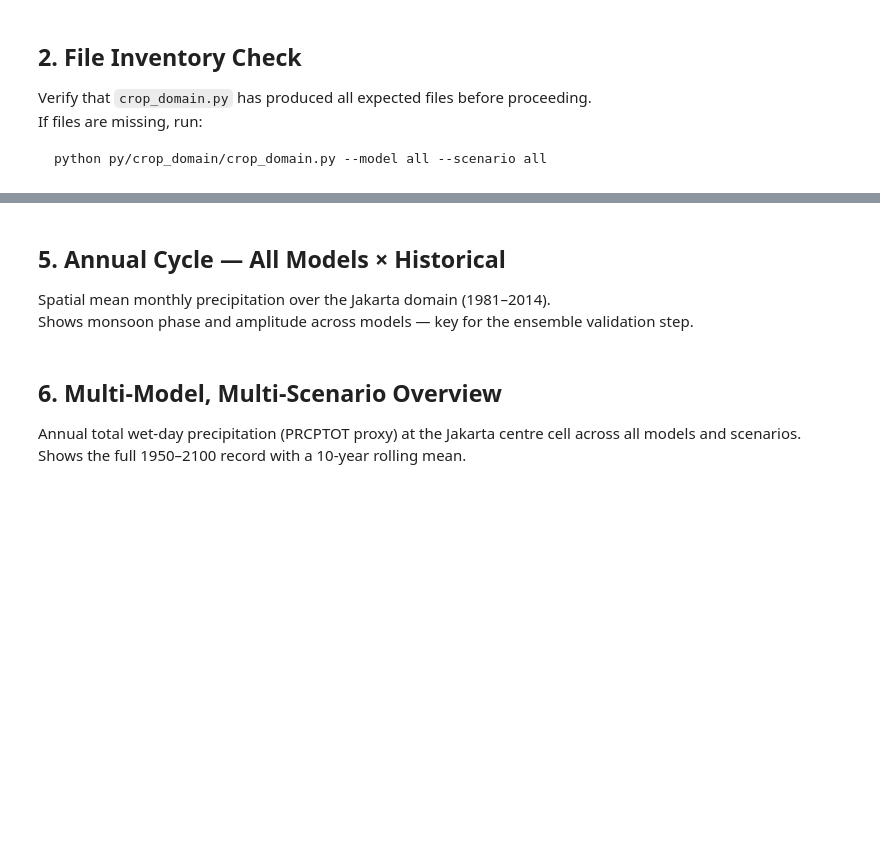
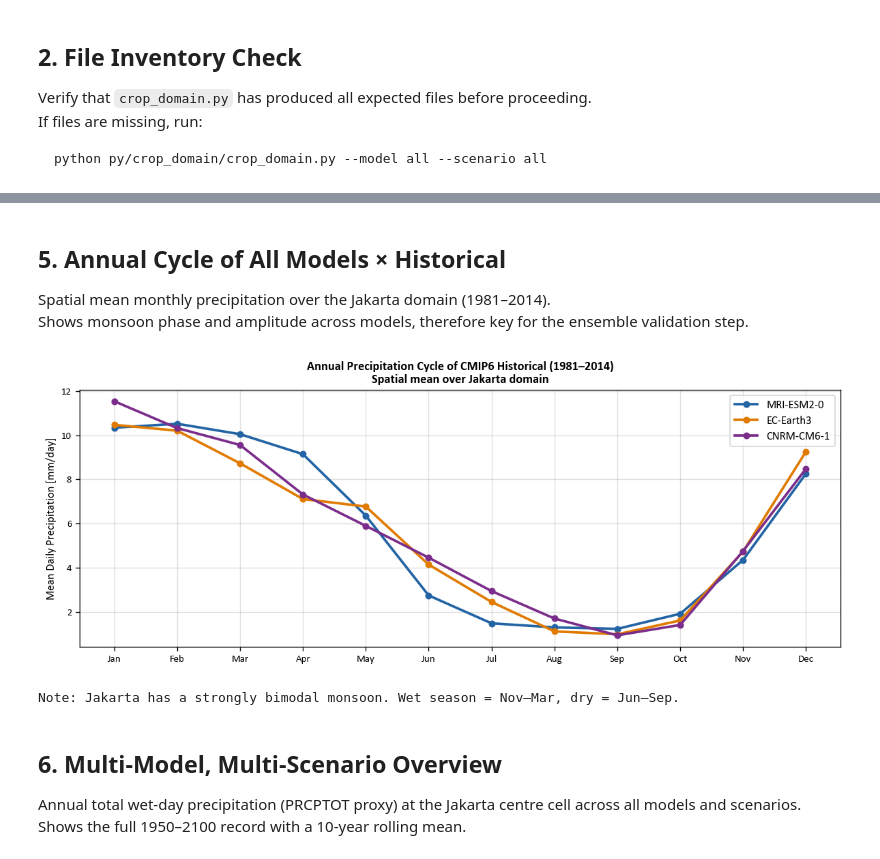
Before and after one commit to revianar/rainfall-erosivity-projection, a Jupyter notebook: py/notebooks/01_data_exploration.ipynb, the cells around one changed output, grey strips where cells are left out. Saved outputs shown, nothing was run; the diff lists cells and outputs as text; code cells hidden in the pictures; blank space fills up the shorter version.

```diff
--- a/py/notebooks/01_data_exploration.ipynb
+++ b/py/notebooks/01_data_exploration.ipynb
@@ -375,44 +434,45 @@ for model in MODELS:
 # %% [markdown]
-## 5. Annual Cycle — All Models × Historical
+## 5. Annual Cycle of All Models × Historical
 
 Spatial mean monthly precipitation over the Jakarta domain (1981–2014).
-Shows monsoon phase and amplitude across models — key for the ensemble validation step.
+Shows monsoon phase and amplitude across models, therefore key for the ensemble validation step.
 # %%
 fig, ax = plt.subplots(figsize=(10, 4))
 
 for model, cfg in MODELS.items():
     pr, _ = load_pr(model, 'historical')
-    if pr is None:
-        print(f'  ⚠ Skipping {model} — file not found')
-        continue
 
     # Slice to 1981–2014
     yrs  = get_years(pr)
     mask = (yrs >= 1981) & (yrs <= 2014)
     pr_cal = pr.isel(time=np.where(mask)[0])
 
     # Spatial mean, then monthly climatology
     pr_spatial = pr_cal.mean(dim=['lat', 'lon'])
     months     = get_months(pr_spatial)
     monthly    = [
         float(pr_spatial.isel(time=np.where(months == m)[0]).mean())
         for m in range(1, 13)
     ]
     ax.plot(range(12), monthly, '-o', linewidth=2.2, markersize=5,
             color=cfg['color'], label=cfg['label'])
 
 ax.set_xticks(range(12))
 ax.set_xticklabels(MONTH_NAMES)
 ax.set_ylabel('Mean Daily Precipitation [mm/day]')
-ax.set_title('Annual Precipitation Cycle — CMIP6 Historical (1981–2014)\nSpatial mean over Jakarta domain',
+ax.set_title(f'Annual Precipitation Cycle of CMIP6 Historical (1981–2014)\n'
+             f'Spatial mean over Jakarta domain',
              fontweight='bold')
 ax.legend(fontsize=10)
 ax.grid(True, alpha=0.4)
 plt.tight_layout()
 plt.savefig(RESULTS / '01_annual_cycle_models.png', dpi=150, bbox_inches='tight')
 plt.show()
 
 print('\nNote: Jakarta has a strongly bimodal monsoon. Wet season = Nov–Mar, dry = Jun–Sep.')
+# %% [output]
+[figure, added]
+Note: Jakarta has a strongly bimodal monsoon. Wet season = Nov–Mar, dry = Jun–Sep.
 # %% [markdown]
 ## 6. Multi-Model, Multi-Scenario Overview
 
```
Also changed, not shown: parts of 18 cells of this notebook.
